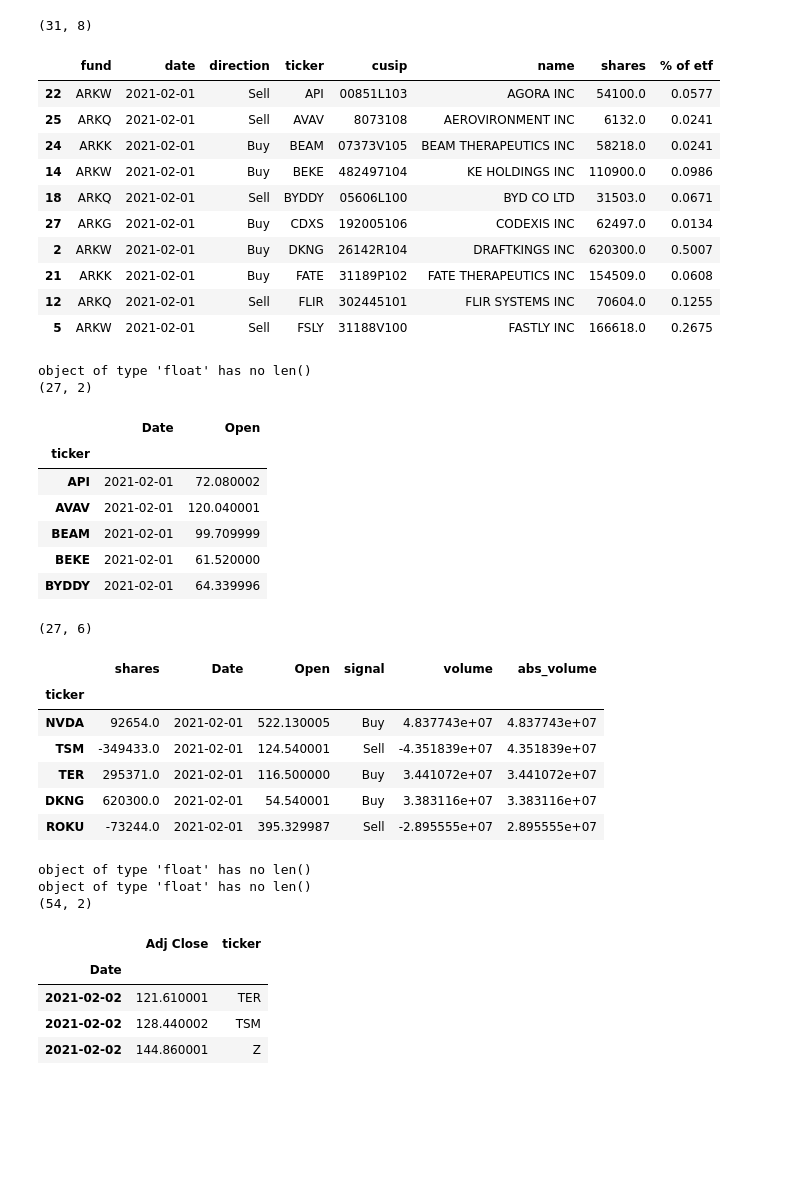
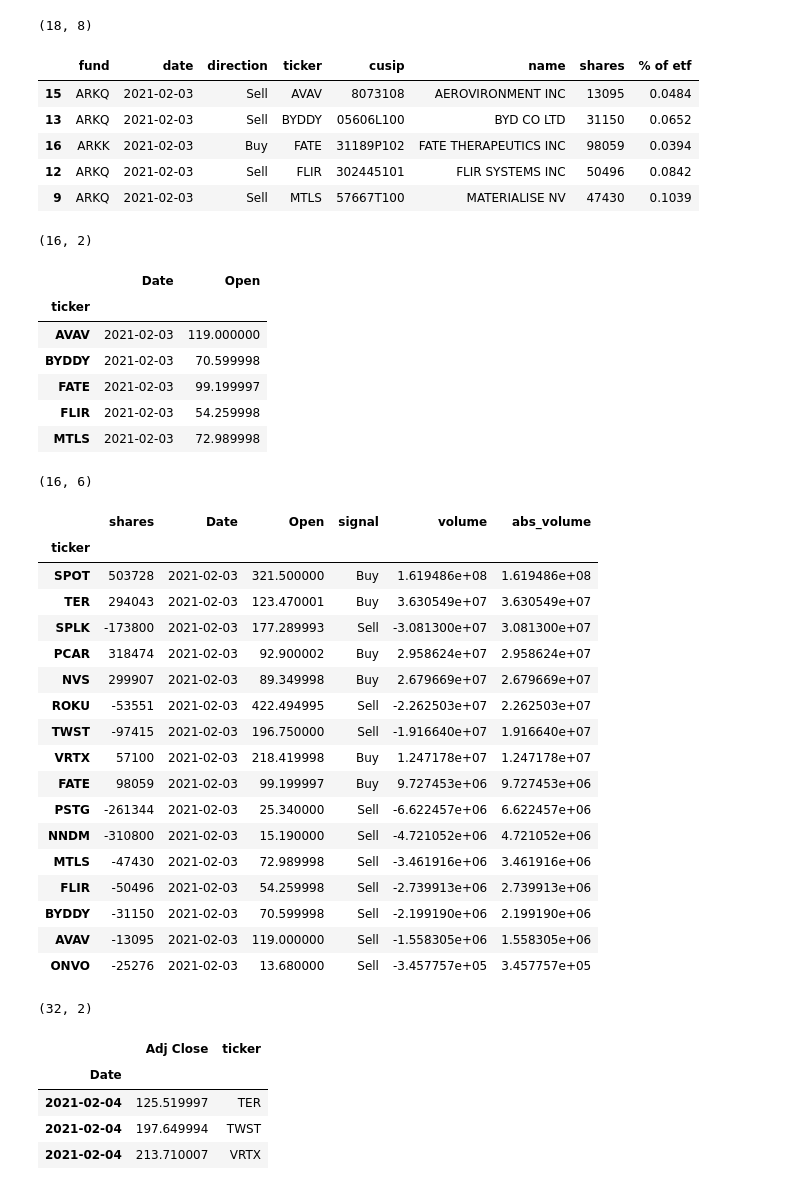
Before and after one commit to rezan21/ark-invest, a Jupyter notebook: ark-trades.ipynb, the cells around one changed output. Saved outputs shown, nothing was run; the diff lists cells and outputs as text; code cells hidden in the pictures; blank space fills up the shorter version.

```diff
--- a/ark-trades.ipynb
+++ b/ark-trades.ipynb
@@ -16,7 +16,7 @@ import matplotlib.pyplot as plt
 import seaborn as sns
 # %%
 # ARK's daily trades
-TRADES_DATE = "2021-02-01"
+TRADES_DATE = "2021-02-03"
 DELTA = 1
 
 year, month, day = TRADES_DATE.split("-")
@@ -32,20 +32,15 @@ trades = pd.read_csv(
 trades.columns = trades.columns.map(lambda x:x.lower())
 trades.sort_values("ticker", inplace=True)
 print(trades.shape)
-trades.head(10)
+trades.head()
 # %% [output]
-(31, 8)
+(18, 8)
 |  | fund | date | direction | ticker | cusip | name | shares | % of etf |
-| 22 | ARKW | 2021-02-01 | Sell | API | 00851L103 | AGORA INC | 54100.0 | 0.0577 |
-| 25 | ARKQ | 2021-02-01 | Sell | AVAV | 8073108 | AEROVIRONMENT INC | 6132.0 | 0.0241 |
-| 24 | ARKK | 2021-02-01 | Buy | BEAM | 07373V105 | BEAM THERAPEUTICS INC | 58218.0 | 0.0241 |
-| 14 | ARKW | 2021-02-01 | Buy | BEKE | 482497104 | KE HOLDINGS INC | 110900.0 | 0.0986 |
-| 18 | ARKQ | 2021-02-01 | Sell | BYDDY | 05606L100 | BYD CO LTD | 31503.0 | 0.0671 |
-| 27 | ARKG | 2021-02-01 | Buy | CDXS | 192005106 | CODEXIS INC | 62497.0 | 0.0134 |
-| 2 | ARKW | 2021-02-01 | Buy | DKNG | 26142R104 | DRAFTKINGS INC | 620300.0 | 0.5007 |
-| 21 | ARKK | 2021-02-01 | Buy | FATE | 31189P102 | FATE THERAPEUTICS INC | 154509.0 | 0.0608 |
-| 12 | ARKQ | 2021-02-01 | Sell | FLIR | 302445101 | FLIR SYSTEMS INC | 70604.0 | 0.1255 |
-| 5 | ARKW | 2021-02-01 | Sell | FSLY | 31188V100 | FASTLY INC | 166618.0 | 0.2675 |
+| 15 | ARKQ | 2021-02-03 | Sell | AVAV | 8073108 | AEROVIRONMENT INC | 13095 | 0.0484 |
+| 13 | ARKQ | 2021-02-03 | Sell | BYDDY | 05606L100 | BYD CO LTD | 31150 | 0.0652 |
+| 16 | ARKK | 2021-02-03 | Buy | FATE | 31189P102 | FATE THERAPEUTICS INC | 98059 | 0.0394 |
+| 12 | ARKQ | 2021-02-03 | Sell | FLIR | 302445101 | FLIR SYSTEMS INC | 50496 | 0.0842 |
+| 9 | ARKQ | 2021-02-03 | Sell | MTLS | 57667T100 | MATERIALISE NV | 47430 | 0.1039 |
 # %%
 # open prices of traded stocks
 open_configs = [{"ticker":ticker, "date":TRADES_DATE, "on":"Open"} for ticker in trades["ticker"].unique()] # on ark's trade date
@@ -70,39 +65,49 @@ open_prices.set_index("ticker", inplace=True)
 print(open_prices.shape)
 open_prices.head()
 # %% [output]
-object of type 'float' has no len()
-(27, 2)
+(16, 2)
 |  | Date | Open |
 | ticker |  |  |
-| API | 2021-02-01 | 72.080002 |
-| AVAV | 2021-02-01 | 120.040001 |
-| BEAM | 2021-02-01 | 99.709999 |
-| BEKE | 2021-02-01 | 61.520000 |
-| BYDDY | 2021-02-01 | 64.339996 |
+| AVAV | 2021-02-03 | 119.000000 |
+| BYDDY | 2021-02-03 | 70.599998 |
+| FATE | 2021-02-03 | 99.199997 |
+| FLIR | 2021-02-03 | 54.259998 |
+| MTLS | 2021-02-03 | 72.989998 |
 # %%
 # net & volume of trades (assume on open price)
 net = trades.copy()[["ticker", "shares", "direction"]]
 net["shares"] = net.apply(lambda row:row["shares"] if row["direction"]=="Buy" else -row["shares"], axis=1)
 net = net.groupby("ticker").sum()
 
 net = net.join(open_prices, how="inner") # link to price
 
 net["signal"] = net["shares"].apply(lambda x: "Buy" if x>0 else "Sell")
 net["volume"] = net["shares"] * net["Open"]
 net["abs_volume"] = abs(net["volume"])
 
 net.sort_values("abs_volume", ascending=False, inplace=True)
 print(net.shape)
-net.head()
+net.head(30)
 # %% [output]
-(27, 6)
+(16, 6)
 |  | shares | Date | Open | signal | volume | abs_volume |
 | ticker |  |  |  |  |  |  |
-| NVDA | 92654.0 | 2021-02-01 | 522.130005 | Buy | 4.837743e+07 | 4.837743e+07 |
-| TSM | -349433.0 | 2021-02-01 | 124.540001 | Sell | -4.351839e+07 | 4.351839e+07 |
-| TER | 295371.0 | 2021-02-01 | 116.500000 | Buy | 3.441072e+07 | 3.441072e+07 |
-| DKNG | 620300.0 | 2021-02-01 | 54.540001 | Buy | 3.383116e+07 | 3.383116e+07 |
-| ROKU | -73244.0 | 2021-02-01 | 395.329987 | Sell | -2.895555e+07 | 2.895555e+07 |
+| SPOT | 503728 | 2021-02-03 | 321.500000 | Buy | 1.619486e+08 | 1.619486e+08 |
+| TER | 294043 | 2021-02-03 | 123.470001 | Buy | 3.630549e+07 | 3.630549e+07 |
+| SPLK | -173800 | 2021-02-03 | 177.289993 | Sell | -3.081300e+07 | 3.081300e+07 |
+| PCAR | 318474 | 2021-02-03 | 92.900002 | Buy | 2.958624e+07 | 2.958624e+07 |
+| NVS | 299907 | 2021-02-03 | 89.349998 | Buy | 2.679669e+07 | 2.679669e+07 |
+| ROKU | -53551 | 2021-02-03 | 422.494995 | Sell | -2.262503e+07 | 2.262503e+07 |
+| TWST | -97415 | 2021-02-03 | 196.750000 | Sell | -1.916640e+07 | 1.916640e+07 |
+| VRTX | 57100 | 2021-02-03 | 218.419998 | Buy | 1.247178e+07 | 1.247178e+07 |
+| FATE | 98059 | 2021-02-03 | 99.199997 | Buy | 9.727453e+06 | 9.727453e+06 |
+| PSTG | -261344 | 2021-02-03 | 25.340000 | Sell | -6.622457e+06 | 6.622457e+06 |
+| NNDM | -310800 | 2021-02-03 | 15.190000 | Sell | -4.721052e+06 | 4.721052e+06 |
+| MTLS | -47430 | 2021-02-03 | 72.989998 | Sell | -3.461916e+06 | 3.461916e+06 |
+| FLIR | -50496 | 2021-02-03 | 54.259998 | Sell | -2.739913e+06 | 2.739913e+06 |
+| BYDDY | -31150 | 2021-02-03 | 70.599998 | Sell | -2.199190e+06 | 2.199190e+06 |
+| AVAV | -13095 | 2021-02-03 | 119.000000 | Sell | -1.558305e+06 | 1.558305e+06 |
+| ONVO | -25276 | 2021-02-03 | 13.680000 | Sell | -3.457757e+05 | 3.457757e+05 |
 # %%
 FUTURE_DATE = datetime.strptime(TRADES_DATE, '%Y-%m-%d') + timedelta(days=DELTA)
 
@@ -118,14 +123,12 @@ prices = pd.concat(prices)
 print(prices.shape)
 prices.tail(3)
 # %% [output]
-object of type 'float' has no len()
-object of type 'float' has no len()
-(54, 2)
+(32, 2)
 |  | Adj Close | ticker |
 | Date |  |  |
-| 2021-02-02 | 121.610001 | TER |
-| 2021-02-02 | 128.440002 | TSM |
-| 2021-02-02 | 144.860001 | Z |
+| 2021-02-04 | 125.519997 | TER |
+| 2021-02-04 | 197.649994 | TWST |
+| 2021-02-04 | 213.710007 | VRTX |
 # %%
 returns = [] # actual price changes
 gg = prices.groupby("ticker")
```
Also changed, not shown: parts of 5 cells of this notebook, 1 other file.
